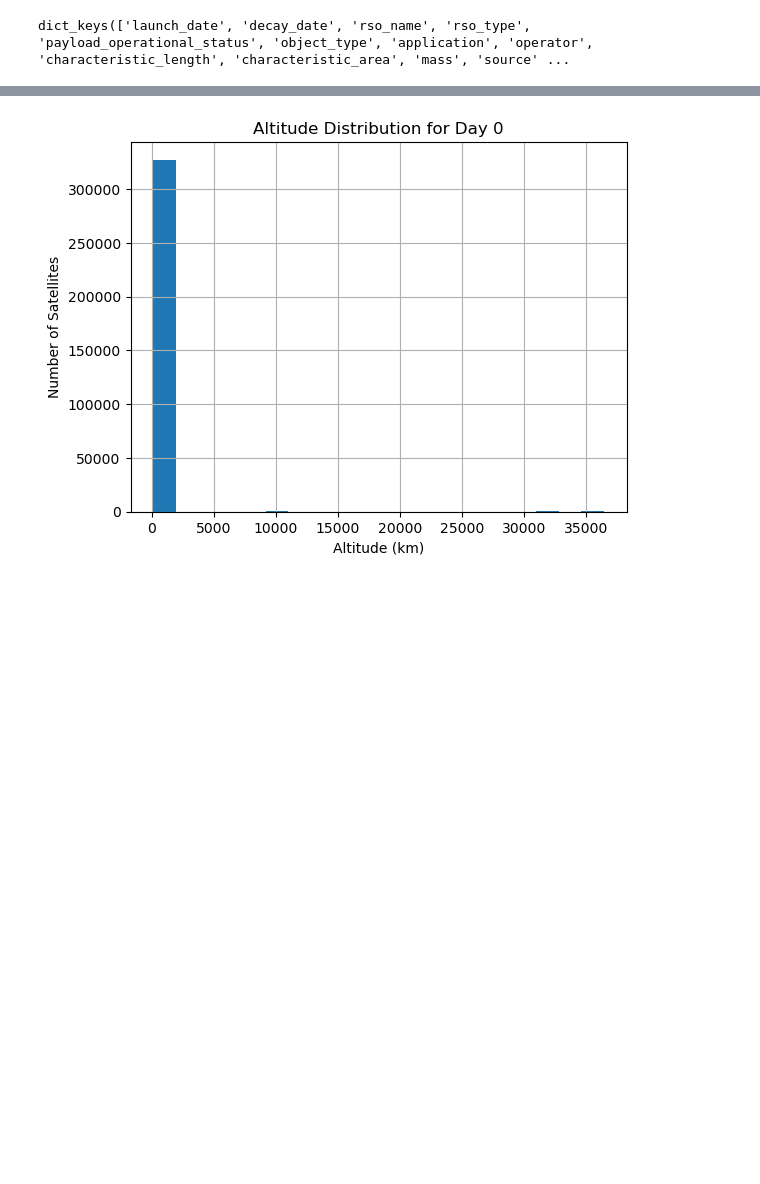
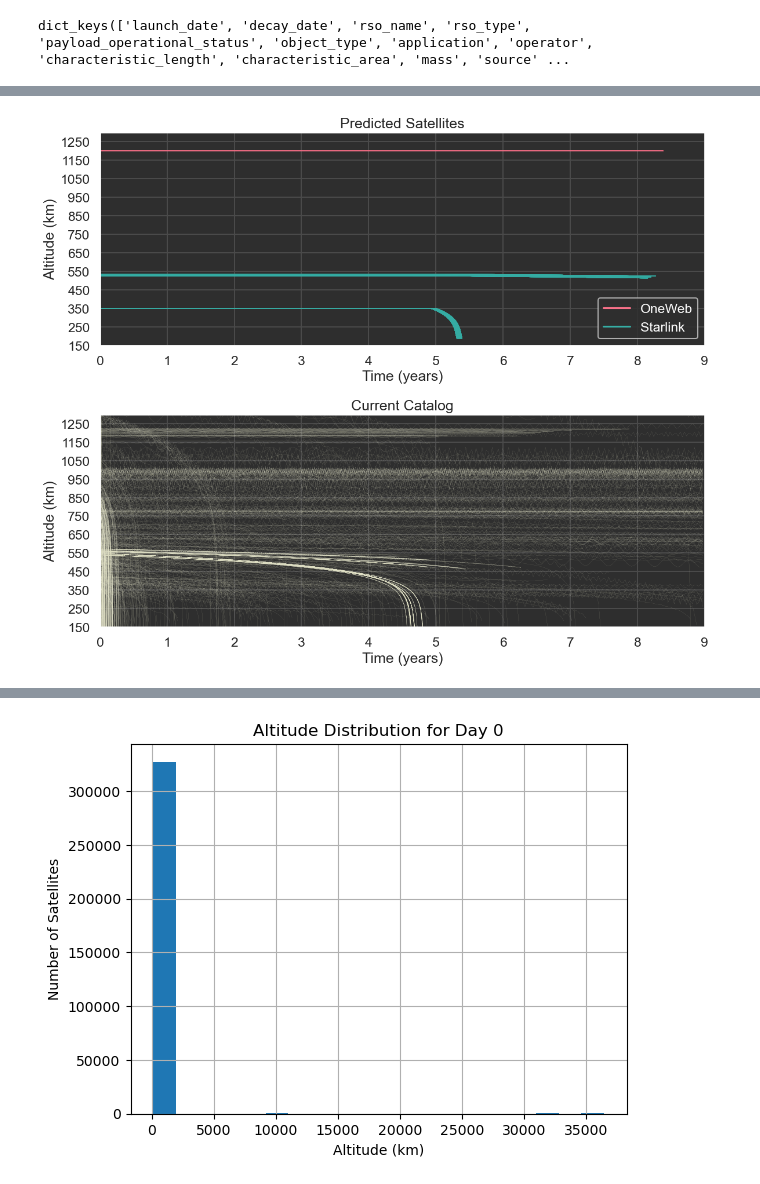
Before and after one commit to ucl-sgnl/FSPSimulator, a Jupyter notebook: src/fspsim/Visualisation.ipynb, the cells around one changed output, grey strips where cells are left out. Drawn from its saved outputs; the diff is of its cells as text; code cells hidden in the pictures; blank space fills up the shorter version.

```diff
--- a/src/fspsim/Visualisation.ipynb
+++ b/src/fspsim/Visualisation.ipynb
@@ -193,0 +87,61 @@ Error encountered for Starlink-2C_1548: invalid index to scalar variable.. Movin
+# %%
+import matplotlib.pyplot as plt
+import seaborn as sns
+import numpy as np
+
+# Set the style and context to Seaborn's settings
+sns.set_style("darkgrid", {'axes.facecolor': '#2E2E2E', 'grid.color': '#4A4A4A'})
+sns.set_context("talk")
+sns.set_palette("Paired")
+
+# Separate the space objects based on their maneuverable attribute
+active_objects = [obj for obj in spaceobjects1[::10] if obj.maneuverable == 'y']
+inactive_objects = [obj for obj in spaceobjects1[::10] if obj.maneuverable == 'False']
+
+# Generate a color map for operators
+unique_operators = list(set([obj.operator for obj in active_objects]))
+color_map = dict(zip(unique_operators, sns.color_palette("husl", len(unique_operators))))
+
+plt.figure(figsize=(12, 10))
+
+# Define a function to plot objects
+def plot_objects(ax, objects, title, is_active=True):
+    for spaceobject in objects:
+        if spaceobject.ephemeris is None or spaceobject.eccentricity > 0.00:
+            continue
+        times = [point[0] for point in spaceobject.ephemeris]
+        times = [(time - times[0]) / 365.25 for time in times]
+        positions = [np.array(point[1]) for point in spaceobject.ephemeris]
+        altitudes = [np.linalg.norm(pos) - 6378.137 for pos in positions]
+
+        if is_active:
+            ax.plot(times, altitudes, color=color_map[spaceobject.operator], linewidth=0.8, alpha=0.7)
+        else:
+            ax.plot(times, altitudes, color='xkcd:off white', linewidth=0.1, alpha=0.2)
+
+    ax.set_title(title)
+    ax.set_xlabel('Time (years)')
+    ax.set_ylabel('Altitude (km)')
+    ax.set_ylim(150, 1300)
+    ax.set_xlim(0, 9)
+    ax.set_yticks(np.arange(150, 1300, 100))
+
+# Create subplots for active and inactive objects
+ax1 = plt.subplot(2, 1, 1)
+plot_objects(ax1, active_objects, "Predicted Satellites", True)
+
+ax2 = plt.subplot(2, 1, 2)
+plot_objects(ax2, inactive_objects, "Current Catalog", False)
+
+# Create a legend for the active satellites
+handles = [plt.Line2D([0], [0], color=color_map[operator], label=operator) for operator in unique_operators]
+legend = ax1.legend(handles=handles)
+
+# Set the text color of the legend to white
+for text in legend.get_texts():
+    text.set_color('white')
+
+plt.tight_layout()
+plt.show()
+# %% [output]
+[figure, added]
```
Also changed, not shown: parts of 24 cells of this notebook, 6 other files.
